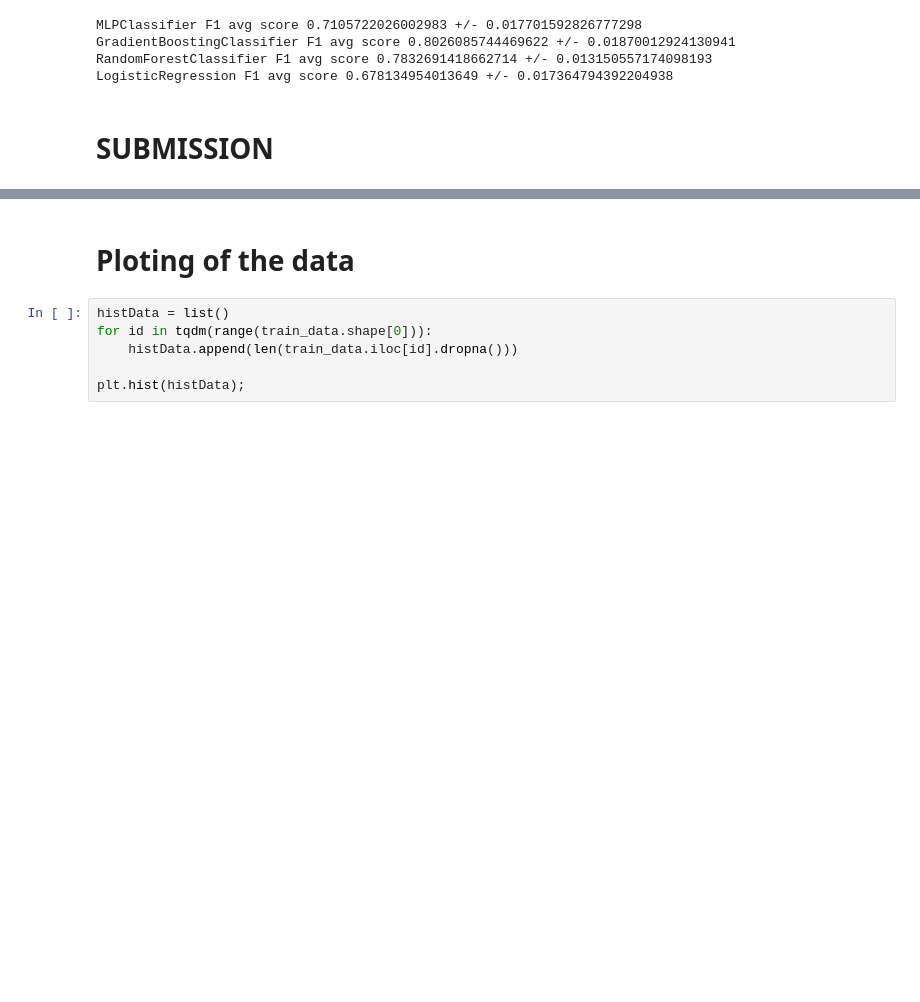
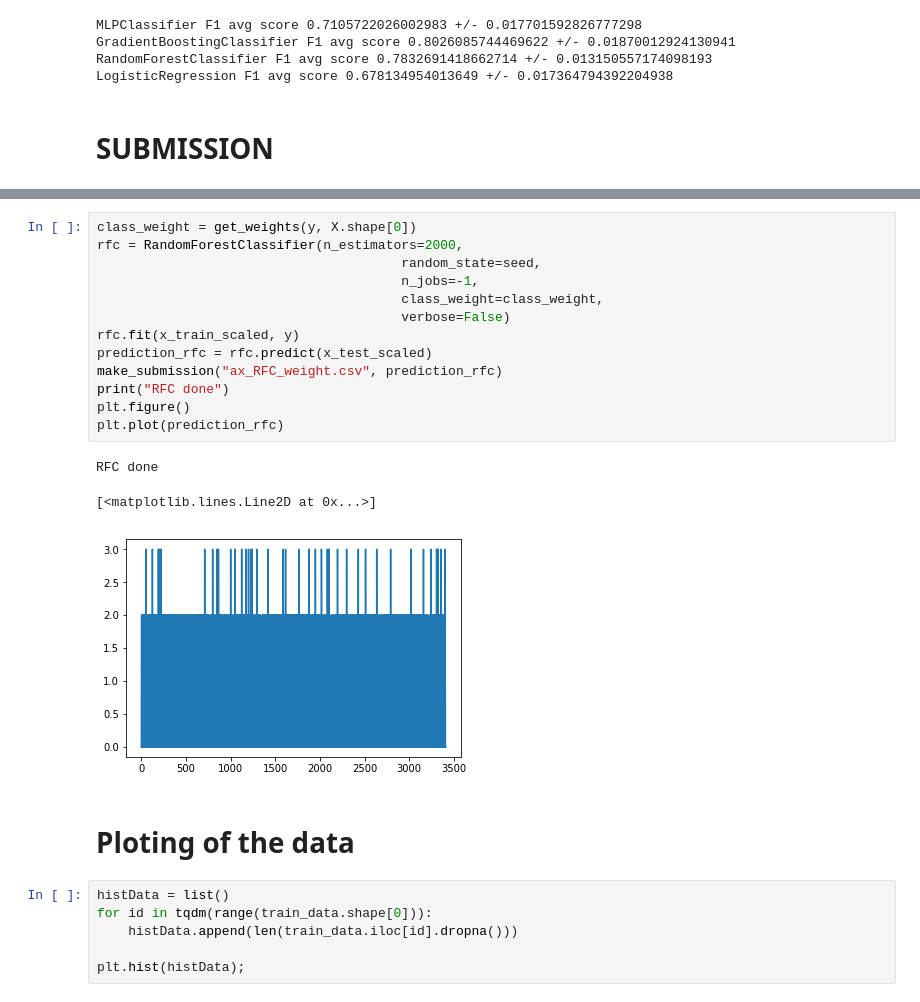
Before and after one commit to alexus37/AML-18, a Jupyter notebook: task3/ax.ipynb, the cells around one changed output, grey strips where cells are left out. Drawn from its saved outputs; the diff is of its cells as text; blank space fills up the shorter version.

```diff
--- a/task3/ax.ipynb
+++ b/task3/ax.ipynb
@@ -406,3 +431,20 @@ make_submission("ax_RFC.csv", prediction)
+# %%
+class_weight = get_weights(y, X.shape[0])
+rfc = RandomForestClassifier(n_estimators=2000,
+                                       random_state=seed,
+                                       n_jobs=-1,
+                                       class_weight=class_weight,
+                                       verbose=False)
+rfc.fit(x_train_scaled, y)
+prediction_rfc = rfc.predict(x_test_scaled)
+make_submission("ax_RFC_weight.csv", prediction_rfc)
+print("RFC done")
+plt.figure()
+plt.plot(prediction_rfc)
+# %% [output]
+RFC done
+[<matplotlib.lines.Line2D at 0x...>]
+[figure, added]
 # %% [markdown]
 # Ploting of the data
 # %%
```
Also changed, not shown: parts of 3 cells of this notebook, 2 other files.
